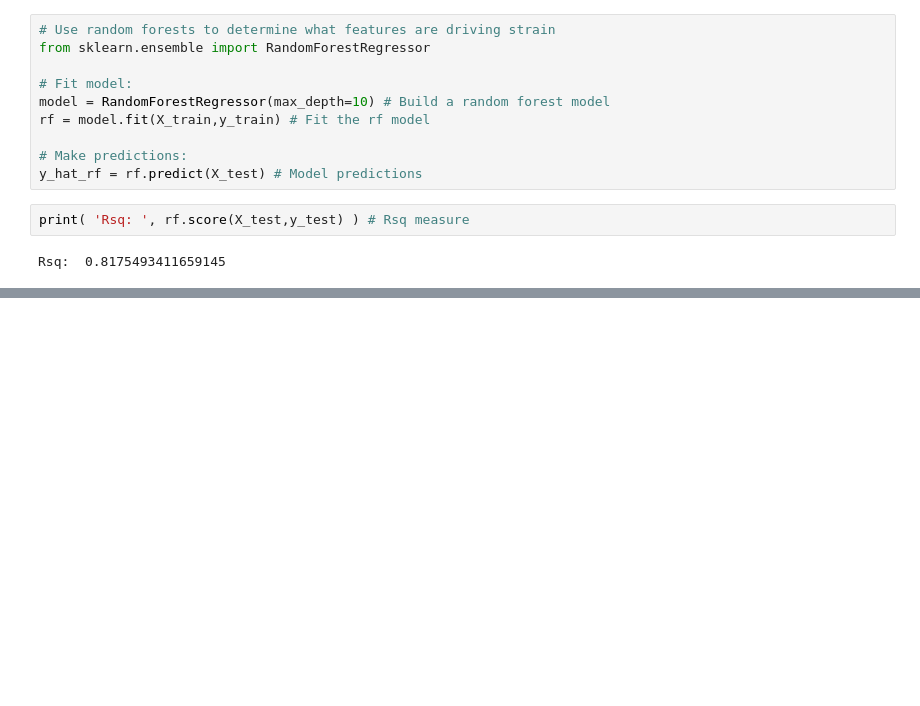
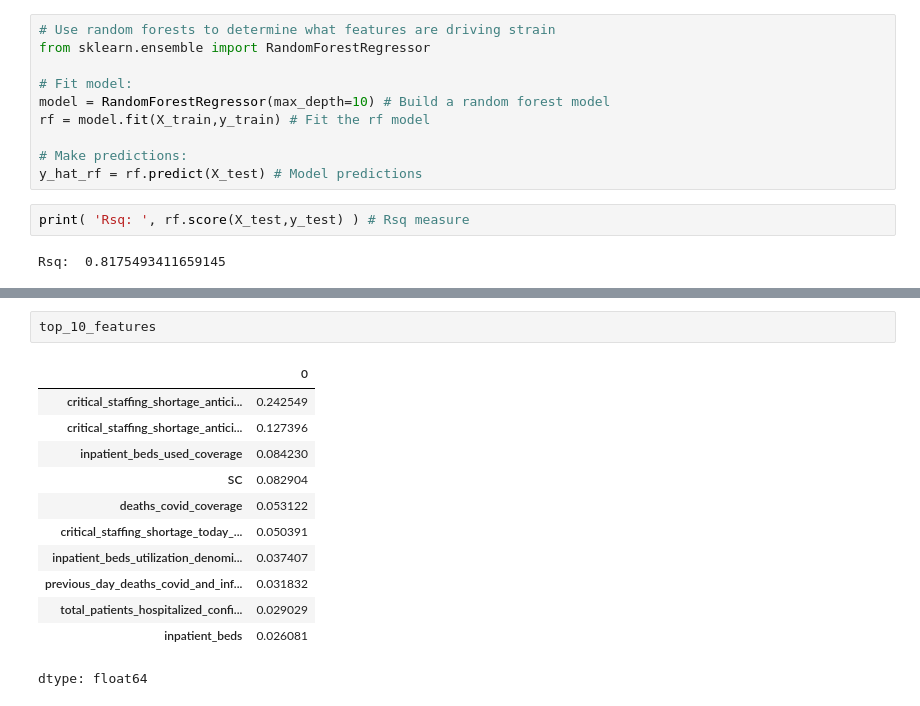
Before and after one commit to hasitanalluri/mlgroupproject, a Jupyter notebook: ML_Final_Project_Results.ipynb, the cells around one changed output, grey strips where cells are left out. Saved outputs shown, nothing was run; the diff lists cells and outputs as text; blank space fills up the shorter version.

```diff
--- a/ML_Final_Project_Results.ipynb
+++ b/ML_Final_Project_Results.ipynb
@@ -196,0 +205,15 @@ plt.show()
+# %%
+top_10_features
+# %% [output]
+|  | 0 |
+| critical_staffing_shortage_antici... | 0.242549 |
+| critical_staffing_shortage_antici... | 0.127396 |
+| inpatient_beds_used_coverage | 0.084230 |
+| SC | 0.082904 |
+| deaths_covid_coverage | 0.053122 |
+| critical_staffing_shortage_today_... | 0.050391 |
+| inpatient_beds_utilization_denomi... | 0.037407 |
+| previous_day_deaths_covid_and_inf... | 0.031832 |
+| total_patients_hospitalized_confi... | 0.029029 |
+| inpatient_beds | 0.026081 |
+dtype: float64
```
Also changed, not shown: parts of 12 cells of this notebook.
